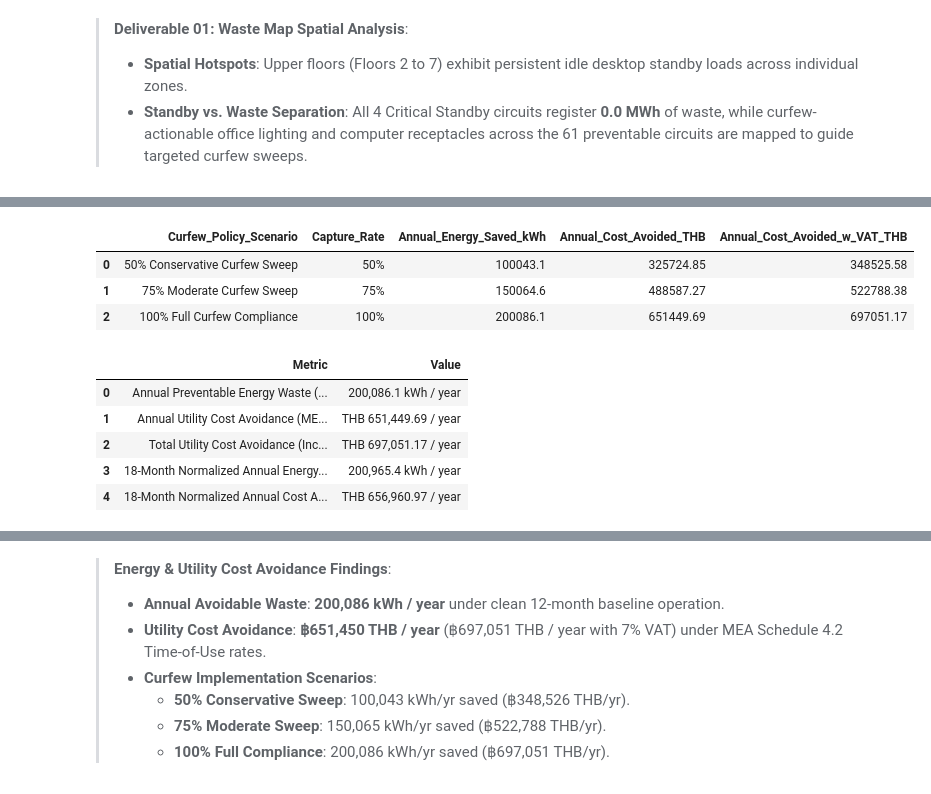
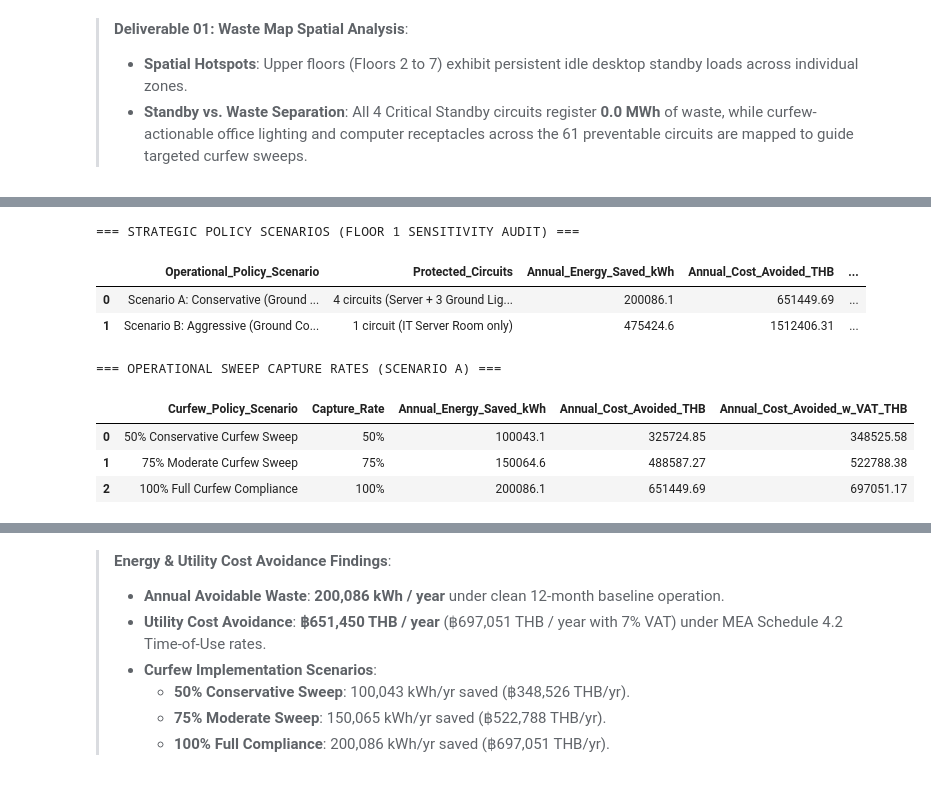
Before and after one commit to fcyap/IS4001-G1T4, a Jupyter notebook: notebooks/qn1e_eda_and_baseload_modeling.ipynb, the cells around one changed output, grey strips where cells are left out. Cells and saved outputs as stored; diff of their text form; code cells hidden in the pictures.

```diff
--- a/notebooks/qn1e_eda_and_baseload_modeling.ipynb
+++ b/notebooks/qn1e_eda_and_baseload_modeling.ipynb
@@ -601,7 +601,7 @@ We evaluate avoided electricity expenditure using official **Metropolitan Electr
 *(Note: Hardware CapEx and payback periods are strictly excluded to maintain focus on operational reduction opportunities without speculative installation assumptions.)*
 # %%
 # ==============================================================================
-# 10. MEA TARIFF 4.2 VALUATION & ANNUAL SAVINGS AUDIT
+# 10. MEA TARIFF 3.2 / 4.2 VALUATION & SCENARIO AUDIT
 # ==============================================================================
 PEAK_RATE_THB = 4.3297
 OFFPEAK_RATE_THB = 2.5849
@@ -631,7 +631,7 @@ for floor_name, df in floor_dfs.items():
 
 waste_df = pd.concat(all_unocc_excess, axis=0)
 
-# MEA Tariff 4.2: Peak is Mon-Fri 09:00 - 22:00 (non-holiday)
+# MEA Tariff: Peak is Mon-Fri 09:00 - 22:00 (non-holiday)
 is_peak = (waste_df['DayOfWeek'] < 5) & (~waste_df['Is_Holiday']) & (waste_df['Hour'] >= 9) & (waste_df['Hour'] < 22)
 waste_df['Tariff_Rate'] = np.where(is_peak, PEAK_RATE_THB, OFFPEAK_RATE_THB)
 waste_df['Cost_THB'] = waste_df['Excess_kWh'] * waste_df['Tariff_Rate']
@@ -645,51 +645,96 @@ annual_cost_12m = waste_df.loc[clean_12m_mask, 'Cost_THB'].sum(skipna=True)
 annual_kwh_norm = waste_df['Excess_kWh'].sum(skipna=True) * (12.0 / 18.0)
 annual_cost_norm = waste_df['Cost_THB'].sum(skipna=True) * (12.0 / 18.0)
 
+# Calculate Scenario B (Treat Floor 1 Facade/Corridor Lighting as Preventable Waste)
+f1_lights = ['Floor1_z2_Light(kW)', 'Floor1_z3_Light(kW)', 'Floor1_z4_Light(kW)']
+f1_light_excess = []
+for c in f1_lights:
+    df_f1 = floor_dfs['Floor1']
+    unocc_f1 = df_f1[df_f1['Is_Unoccupied'] == 1]
+    b_val = circuit_baselines.get(c, 0.0)
+    col_name = c.replace('Floor1_', '')
+    ex_kw = (unocc_f1[col_name] - b_val).clip(lower=0.0)
+    f1_light_excess.append(pd.DataFrame({
+        'Excess_kWh': ex_kw * (1.0 / 60.0),
+        'Hour': unocc_f1['Hour'],
+        'DayOfWeek': unocc_f1['DayOfWeek'],
+        'Is_Holiday': unocc_f1['Is_Holiday'],
+        'Is_Train_Period': (unocc_f1['Split'] == 'Train')
+    }, index=unocc_f1.index))
 
-# Operational Capture Scenarios (50%, 75%, 100% Curfew Sweep)
+f1_lights_df = pd.concat(f1_light_excess, axis=0)
+f1_is_peak = (f1_lights_df['DayOfWeek'] < 5) & (~f1_lights_df['Is_Holiday']) & (f1_lights_df['Hour'] >= 9) & (f1_lights_df['Hour'] < 22)
+f1_lights_df['Tariff_Rate'] = np.where(f1_is_peak, PEAK_RATE_THB, OFFPEAK_RATE_THB)
+f1_lights_df['Cost_THB'] = f1_lights_df['Excess_kWh'] * f1_lights_df['Tariff_Rate']
+
+f1_kwh_12m = f1_lights_df.loc[f1_lights_df['Is_Train_Period'] == 1, 'Excess_kWh'].sum(skipna=True)
+f1_cost_12m = f1_lights_df.loc[f1_lights_df['Is_Train_Period'] == 1, 'Cost_THB'].sum(skipna=True)
+
+scen_b_kwh_12m = annual_kwh_12m + f1_kwh_12m
+scen_b_cost_12m = annual_cost_12m + f1_cost_12m
+
+# Strategic Policy Comparison Table (Scenario A vs Scenario B)
+policy_df = pd.DataFrame([
+    {
+        'Operational_Policy_Scenario': 'Scenario A: Conservative (Ground Corridor & Facade Protected)',
+        'Protected_Circuits': '4 circuits (Server + 3 Ground Lights)',
+        'Annual_Energy_Saved_kWh': round(annual_kwh_12m, 1),
+        'Annual_Cost_Avoided_THB': round(annual_cost_12m, 2),
+        'Annual_Cost_w_VAT_THB': round(annual_cost_12m * (1 + VAT_RATE), 2)
+    },
+    {
+        'Operational_Policy_Scenario': 'Scenario B: Aggressive (Ground Corridor/Facade Swept, Only Server Protected)',
+        'Protected_Circuits': '1 circuit (IT Server Room only)',
+        'Annual_Energy_Saved_kWh': round(scen_b_kwh_12m, 1),
+        'Annual_Cost_Avoided_THB': round(scen_b_cost_12m, 2),
+        'Annual_Cost_w_VAT_THB': round(scen_b_cost_12m * (1 + VAT_RATE), 2)
+    }
+])
+print("=== STRATEGIC POLICY SCENARIOS (FLOOR 1 SENSITIVITY AUDIT) ===")
+display(policy_df)
+
+# Operational Capture Scenarios for Scenario A (50%, 75%, 100% Curfew Sweep)
 sens = pd.DataFrame({
     'Curfew_Policy_Scenario': ['50% Conservative Curfew Sweep', '75% Moderate Curfew Sweep', '100% Full Curfew Compliance'],
     'Capture_Rate': ['50%', '75%', '100%'],
     'Annual_Energy_Saved_kWh': [annual_kwh_12m * 0.50, annual_kwh_12m * 0.75, annual_kwh_12m * 1.00],
     'Annual_Cost_Avoided_THB': [annual_cost_12m * 0.50, annual_cost_12m * 0.75, annual_cost_12m * 1.00],
     'Annual_Cost_Avoided_w_VAT_THB': [annual_cost_12m * 0.50 * 1.07, annual_cost_12m * 0.75 * 1.07, annual_cost_12m * 1.00 * 1.07]
 })
 
+print("\n=== OPERATIONAL SWEEP CAPTURE RATES (SCENARIO A) ===")
 display(sens.round({'Annual_Energy_Saved_kWh': 1, 'Annual_Cost_Avoided_THB': 2, 'Annual_Cost_Avoided_w_VAT_THB': 2}))
 
 # ==============================================================================
 # EXPORT CIRCUIT CLASSIFICATION & BASELOAD AUDIT SUMMARY
 # ==============================================================================
-# Merge circuit features, classifications, and waste totals
 master_sync_df = pd.merge(
     feat_df[['Circuit_ID', 'Floor', 'Zone_Col', 'Type', 'Baseload_kW', 'Unocc_to_Occ_Ratio', 'OffHours_CV', 'Classification']],
     surplus_summary_df[['Circuit_ID', 'Unocc_Mean_kW', 'Surplus_kWh_18M', 'Annual_Surplus_kWh']],
     on='Circuit_ID',
     how='left'
 )
-# Allocate cost proportionally based on kWh
 avg_thb_per_kwh = annual_cost_12m / annual_kwh_12m
 master_sync_df['Annual_Avoided_Cost_THB'] = (master_sync_df['Annual_Surplus_kWh'] * avg_thb_per_kwh).round(2)
 
 export_path = os.path.join(data_dir, 'qn1_circuit_waste_and_classification.csv')
 master_sync_df.to_csv(export_path, index=False)
 
 audit_summary_df = pd.DataFrame([
     {'Metric': 'Annual Preventable Energy Waste (12M Clean Baseline)', 'Value': f'{annual_kwh_12m:,.1f} kWh / year'},
-    {'Metric': 'Annual Utility Cost Avoidance (MEA Schedule 4.2 TOU)', 'Value': f'THB {annual_cost_12m:,.2f} / year'},
+    {'Metric': 'Annual Utility Cost Avoidance (MEA Schedule 3.2 / 4.2 TOU)', 'Value': f'THB {annual_cost_12m:,.2f} / year'},
     {'Metric': 'Total Utility Cost Avoidance (Including 7% VAT)', 'Value': f'THB {annual_cost_12m * (1 + VAT_RATE):,.2f} / year'},
     {'Metric': '18-Month Normalized Annual Energy Waste', 'Value': f'{annual_kwh_norm:,.1f} kWh / year'},
     {'Metric': '18-Month Normalized Annual Cost Avoidance', 'Value': f'THB {annual_cost_norm:,.2f} / year'}
 ])
 display(audit_summary_df)
 # %% [output]
+=== STRATEGIC POLICY SCENARIOS (FLOOR 1 SENSITIVITY AUDIT) ===
-|  | Curfew_Policy_Scenario | Capture_Rate | Annual_Energy_Saved_kWh | Annual_Cost_Avoided_THB | Annual_Cost_Avoided_w_VAT_THB |
-| 0 | 50% Conservative Curfew Sweep | 50% | 100043.1 | 325724.85 | 348525.58 |
-| 1 | 75% Moderate Curfew Sweep | 75% | 150064.6 | 488587.27 | 522788.38 |
-| 2 | 100% Full Curfew Compliance | 100% | 200086.1 | 651449.69 | 697051.17 |
+|  | Operational_Policy_Scenario | Protected_Circuits | Annual_Energy_Saved_kWh | Annual_Cost_Avoided_THB | ... |
+| 0 | Scenario A: Conservative (Ground ... | 4 circuits (Server + 3 Ground Lig... | 200086.1 | 651449.69 | ... |
+| 1 | Scenario B: Aggressive (Ground Co... | 1 circuit (IT Server Room only) | 475424.6 | 1512406.31 | ... |
+=== OPERATIONAL SWEEP CAPTURE RATES (SCENARIO A) ===
-|  | Metric | Value |
-| 0 | Annual Preventable Energy Waste (... | 200,086.1 kWh / year |
-| 1 | Annual Utility Cost Avoidance (ME... | THB 651,449.69 / year |
-| 2 | Total Utility Cost Avoidance (Inc... | THB 697,051.17 / year |
-| 3 | 18-Month Normalized Annual Energy... | 200,965.4 kWh / year |
-| 4 | 18-Month Normalized Annual Cost A... | THB 656,960.97 / year |
+|  | Curfew_Policy_Scenario | Capture_Rate | Annual_Energy_Saved_kWh | Annual_Cost_Avoided_THB | Annual_Cost_Avoided_w_VAT_THB |
+| 0 | 50% Conservative Curfew Sweep | 50% | 100043.1 | 325724.85 | 348525.58 |
+| 1 | 75% Moderate Curfew Sweep | 75% | 150064.6 | 488587.27 | 522788.38 |
+| 2 | 100% Full Curfew Compliance | 100% | 200086.1 | 651449.69 | 697051.17 |
```
Also changed, not shown: parts of 8 cells of this notebook, 2 other files.
